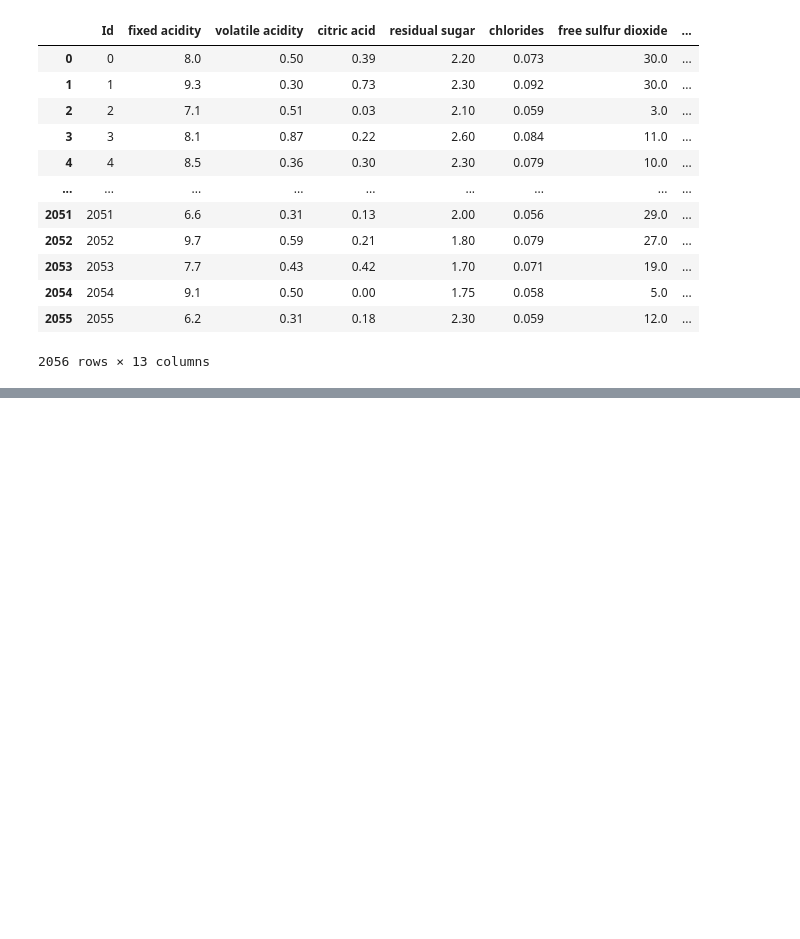
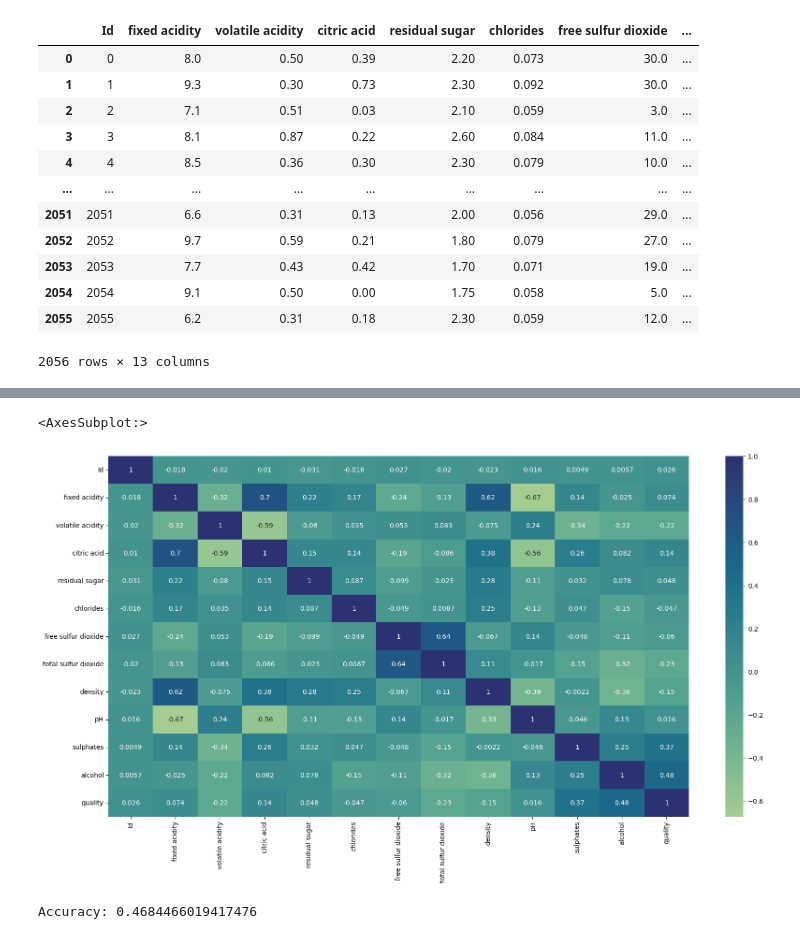
Before and after one commit to BuckGuy/HackAI2023, a Jupyter notebook: ai/HackAIWine.ipynb, the cells around one changed output, grey strips where cells are left out. Saved outputs shown, nothing was run; the diff lists cells and outputs as text; code cells hidden in the pictures; blank space fills up the shorter version.

```diff
--- a/ai/HackAIWine.ipynb
+++ b/ai/HackAIWine.ipynb
@@ -24,0 +80,17 @@ data
+# %%
+from sklearn.preprocessing import MinMaxScaler
+
+# Read the data into a pandas dataframe
+df_train = pd.read_csv('train.csv')
+
+# Create a scaler object
+scaler = MinMaxScaler()
+
+# Select the columns to be scaled
+cols_to_scale = ['fixed acidity', 'volatile acidity', 'citric acid', 'residual sugar', 'chlorides', 'free sulfur dioxide', 'total sulfur dioxide', 'density', 'pH', 'sulphates', 'alcohol']
+
+# Apply the scaler to the selected columns
+# df_train[cols_to_scale] = scaler.fit_transform(df[cols_to_scale])
+
+# Print the normalized data
+print(df_train)
@@ -24,0 +115,27 @@ data
+# %%
+fig, ax = plt.subplots(figsize=(20,10))
+sns.heatmap(df_train.corr(), cmap="crest", annot=True, ax=ax)
+# %% [output]
+<AxesSubplot:>
+[figure, added]
+# %%
+from sklearn.model_selection import train_test_split
+from sklearn.neighbors import KNeighborsClassifier
+from sklearn.metrics import accuracy_score
+
+X_train, X_test, y_train, y_test = train_test_split(df_train[cols_to_scale], df_train["quality"], test_size=0.2, random_state=42)
+
+# Create a KNN classifier object
+knn = KNeighborsClassifier(n_neighbors=11)
+
+# Fit the model to the training data
+knn.fit(X_train, y_train)
+
+# Predict the quality of wine in the test set
+y_pred = knn.predict(X_test)
+
+# Calculate the accuracy of the model
+accuracy = accuracy_score(y_test, y_pred)
+print('Accuracy:', accuracy)
+# %% [output]
+Accuracy: 0.4684466019417476
```
Also changed, not shown: parts of 5 cells of this notebook.
